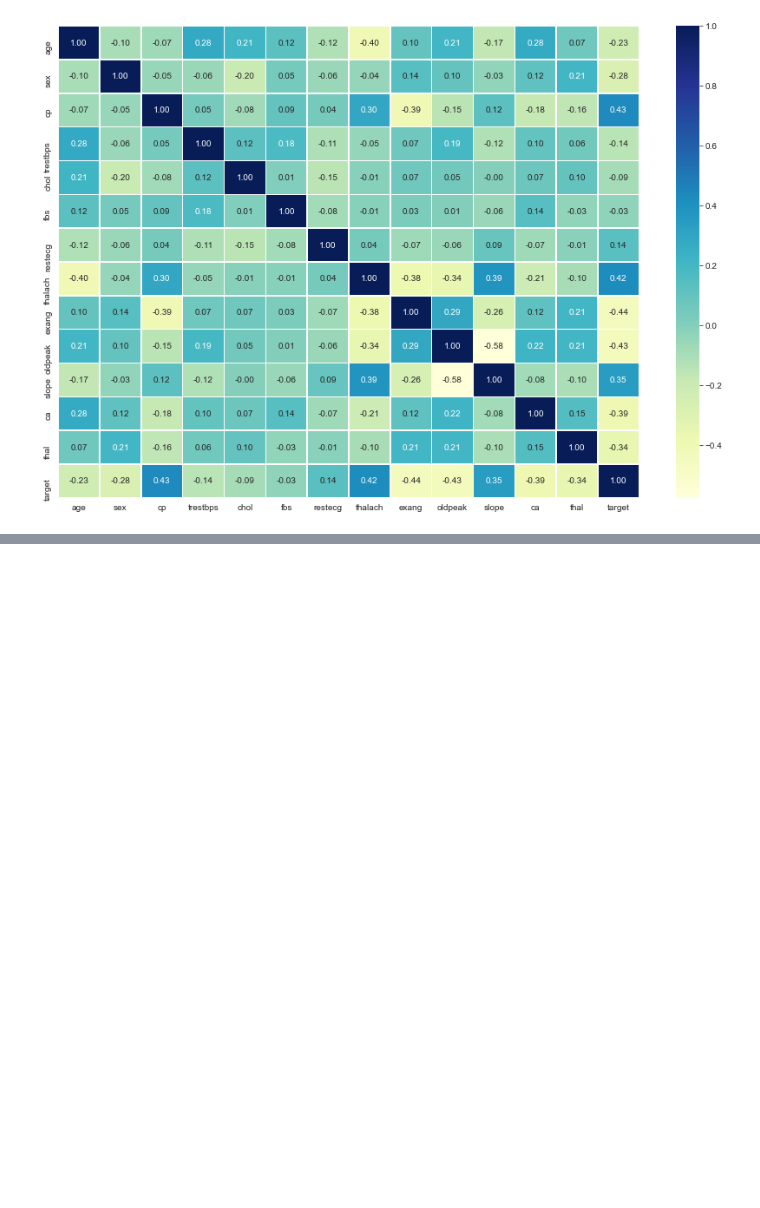
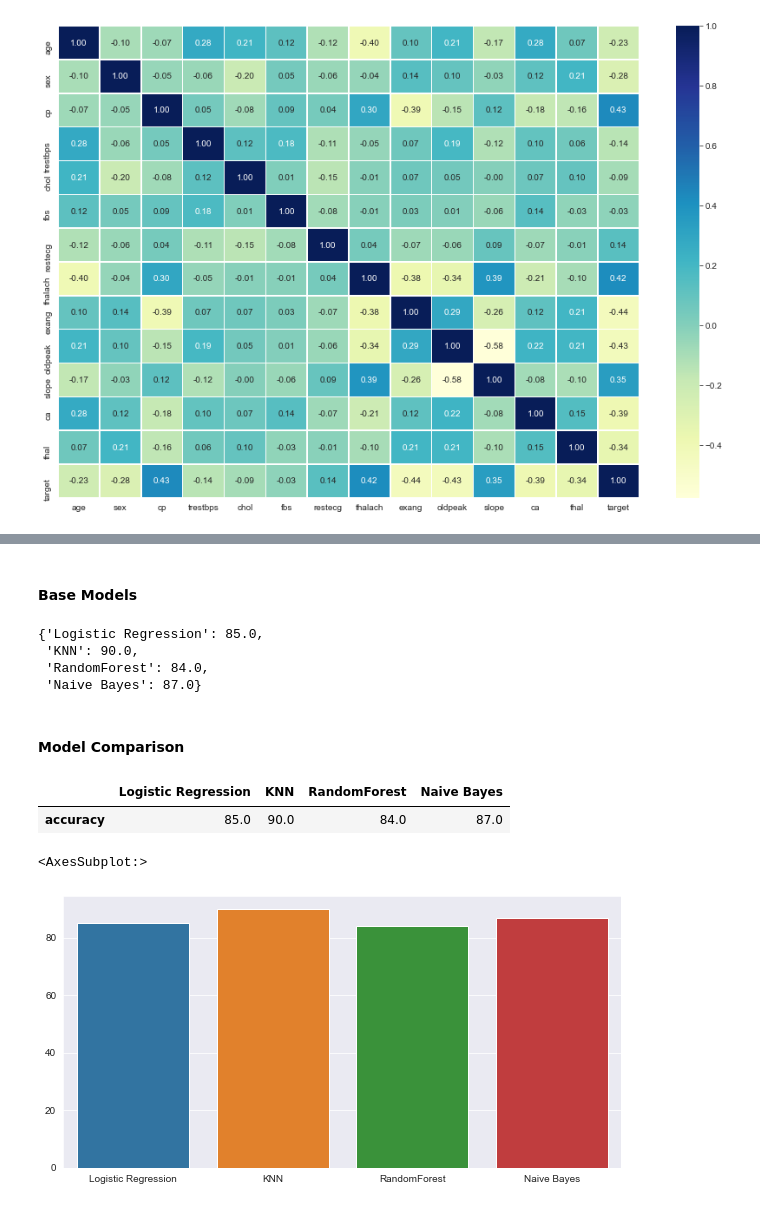
Before and after one commit to raiyan-aegon/My-Portfolio, a Jupyter notebook: Python/Machine Learning/Supervised Learning/Heart Disease/HeartDiseaseProject.ipynb, the cells around one changed output, grey strips where cells are left out. Drawn from its saved outputs; the diff is of its cells as text; code cells hidden in the pictures; blank space fills up the shorter version.

Commit message:
Base modeling

```diff
--- a/Python/Machine Learning/Supervised Learning/Heart Disease/HeartDiseaseProject.ipynb
+++ b/Python/Machine Learning/Supervised Learning/Heart Disease/HeartDiseaseProject.ipynb
@@ -375,0 +406,62 @@ ax = sns.heatmap(corr_plt,
+# %% [markdown]
+#### Base Models
+# %%
+## models in dictionary
+models = {'Logistic Regression': LogisticRegression(),
+         'KNN': KNeighborsClassifier(),
+         'RandomForest': RandomForestClassifier(),
+         'Naive Bayes': GaussianNB() }
+
+# helper function to fit and score models
+def fit_score(models,X_train,X_test,y_train,y_test):
+    """
+    Fits and evaluate a given machine learning model
+
+    models : a dict of sckit-learn ml models
+    X_train : training data
+    X_test : testing data
+    y_train : training labels
+    y_test : testing labels
+
+    """
+    np.random.seed(42)
+
+    # Make a dict to keep model scores
+    model_scores = {}
+
+    #Loop through models
+    for name,model in models.items():
+
+        #Fit the model to the data
+        model.fit(X_train,y_train)
+
+        #Evaluating the models and save in the models score dict
+        model_scores[name] = np.round(model.score(X_test,y_test)*100)
+    return model_scores
+# %%
+model_scores = fit_score(models=models,
+                         X_train=x_train,
+                         X_test=x_test,
+                         y_train=y_train,
+                         y_test=y_test)
+# %%
+model_scores
+# %% [output]
+{'Logistic Regression': 85.0,
+ 'KNN': 90.0,
+ 'RandomForest': 84.0,
+ 'Naive Bayes': 87.0}
+# %% [markdown]
+#### Model Comparison
+# %%
+models_df = pd.DataFrame(model_scores,index=['accuracy'])
+models_df
+# %% [output]
+|  | Logistic Regression | KNN | RandomForest | Naive Bayes |
+| accuracy | 85.0 | 90.0 | 84.0 | 87.0 |
+# %%
+plt.figure(figsize=(10,5))
+sns.barplot(data=models_df)
+# %% [output]
+<AxesSubplot:>
+[figure, added]
```
Also changed, not shown: parts of 8 cells of this notebook.
